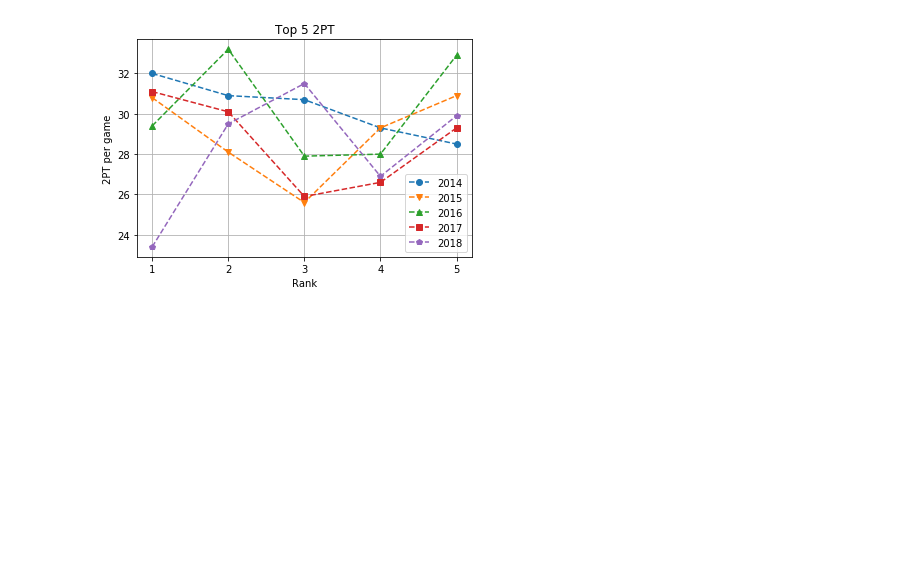
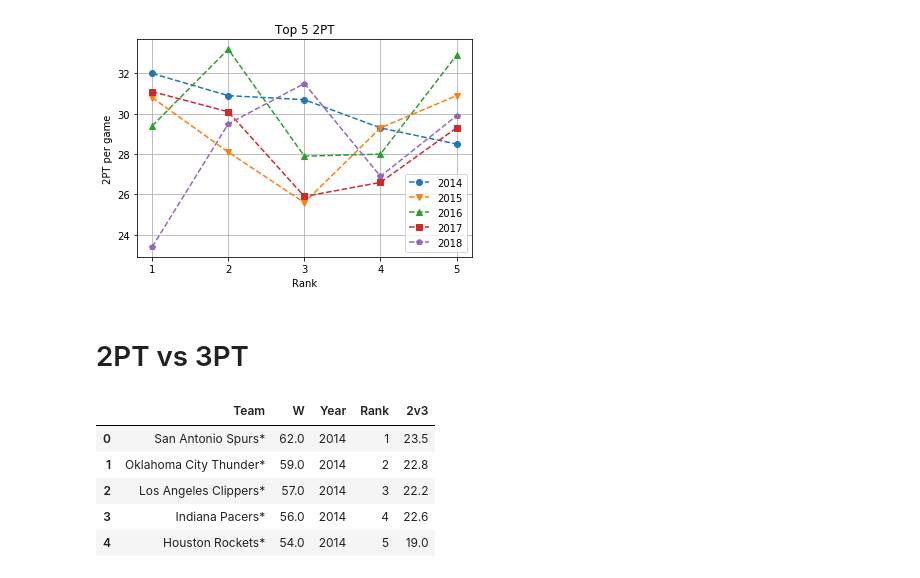
Before and after one commit to tanjowen/NCAA-vs-NBA, a Jupyter notebook: question dos.ipynb, the cells around one changed output. Cells and saved outputs as stored; diff of their text form; code cells hidden in the pictures; blank space fills up the shorter version.

Commit message:
added to nba data sets

```diff
--- a/question dos.ipynb
+++ b/question dos.ipynb
@@ -335,3 +335,5 @@ plt.ylabel("2PT per game")
 plt.show()
 # %% [output]
 [figure]
+# %% [markdown]
+# 2PT vs 3PT
@@ -337,0 +342,11 @@ plt.show()
+# %%
+combined_2vs3_2014 = pd.DataFrame(threes_win_13_14[['Team', 'W', 'Year', 'Rank']])
+combined_2vs3_2014['2v3'] = combined_2v3_2014
+combined_2vs3_2014
+# %% [output]
+|  | Team | W | Year | Rank | 2v3 |
+| 0 | San Antonio Spurs* | 62.0 | 2014 | 1 | 23.5 |
+| 1 | Oklahoma City Thunder* | 59.0 | 2014 | 2 | 22.8 |
+| 2 | Los Angeles Clippers* | 57.0 | 2014 | 3 | 22.2 |
+| 3 | Indiana Pacers* | 56.0 | 2014 | 4 | 22.6 |
+| 4 | Houston Rockets* | 54.0 | 2014 | 5 | 19.0 |
```
Also changed, not shown: parts of 1 cell of this notebook.
